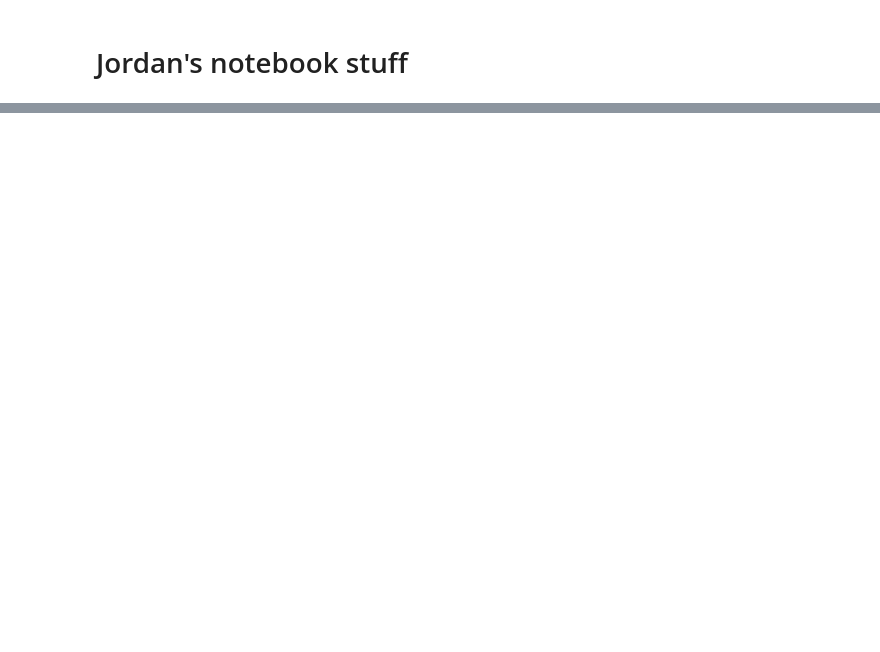
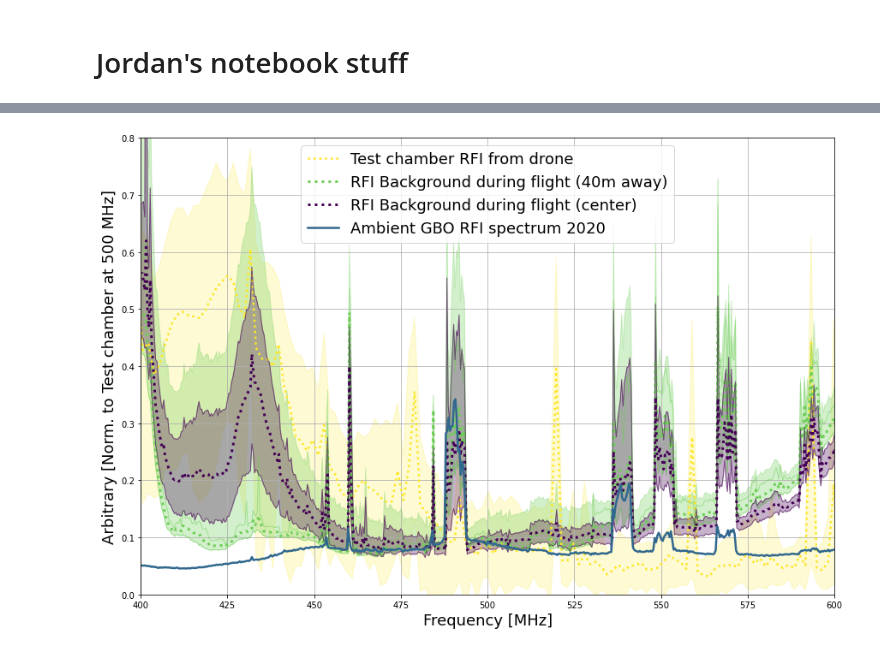
Before and after one commit to WrightLaboratory/newburghlabdrone, a Jupyter notebook: analysis/GBO_Drone_Paper_Plots.ipynb, the cells around one changed output, grey strips where cells are left out. Drawn from its saved outputs; the diff is of its cells as text; code cells hidden in the pictures; blank space fills up the shorter version.

```diff
--- a/analysis/GBO_Drone_Paper_Plots.ipynb
+++ b/analysis/GBO_Drone_Paper_Plots.ipynb
@@ -1428,19 +458,0 @@ plt.show()
-# %%
-# Cross pols
-# Taking (80,80) regoins but instead of using the co-pol, using the cross pol
-# In this case flight 625 is a north polarized flight so cross-pol will be east polarization
-freq_i = 880
-
-for di, d in enumerate(cpols):
-    xc = pconcat.G_popt[d,freq_i,1] # x centroid
-    yc = pconcat.G_popt[d,freq_i,3] # y centroid
-    amp_corr =pconcat.V_bg[indsoff0,freq_i,d]/pconcat.G_popt[d,freq_i,0]
-#     normalizing guassian, numerator is induce off and the denominator is the Guassian, this makes it so relative brightness doesn't matter
-
-    xp,yp = get_newpointing(xoff,yoff,xc,yc,0.0)
-
-    plt.title('INPUT: '+str(d))
-    plt.scatter(xp,yp,s=dotsize, c=10*np.log10(amp_corr), cmap='gnuplot2')
-    plt.plot(0,0,color='black',marker='P',markersize=10)
-    plt.colorbar()
-    plt.show()
@@ -2529,0 +1584,70 @@ plt.show()
+# %%
+F = 10
+colorz=pu.cm_to_discrete(colormap,F)
+
+# set a location to match for scaling: This number at 500 MHz [CHIME freq index of 768]
+ff = 294
+chfr = 768
+refpt = (averaged_spectra[ff]+dbm_to_eirp[ff]+83.1)/24
+
+plt.figure(figsize=(12, 8))
+
+# Annie's plot
+maincolor=colorz[9] # 'royalblue'
+fillcolor=colorz[9] # '#648FFF'
+fig.patch.set_facecolor("white")
+plt.plot(chamber['low']['freqs'], (averaged_spectra+dbm_to_eirp+83.1)/24,color=maincolor,linestyle=':', label="Test chamber RFI from drone", linewidth=2.5)
+#plt.plot(chamber['low']['freqs'], (all_worst+dbm_to_eirp+83.1)/24, color=fillcolor, alpha=.6)
+#plt.plot(chamber['low']['freqs'], (all_best+dbm_to_eirp+83.1)/24, color=fillcolor, alpha=.6)
+
+plt.fill_between(chamber['low']['freqs'], (all_worst+dbm_to_eirp+83.1)/24, (all_best+dbm_to_eirp+83.1)/24, color=fillcolor, alpha=.2)
+plt.xlim(400,600)
+plt.ylim(0, .8)
+
+
+
+
+#maincolor=colorz[5]
+#fillcolor=colorz[5]
+#fact=refpt/avges_fl493[chfr]#5E7
+#plt.plot(freqs,fact*avges_fl493,color=maincolor,linewidth=3,linestyle=':',label='RTK only average')
+#plt.fill_between(freqs, fact*mins_fl493, fact*maxes_fl493, color=fillcolor, alpha=0.3)
+
+#plt.plot(freqs[good_freqs],0.15*np.ones(len(good_freqs)),'k.')
+
+# non-overhead
+pp = 5
+maincolor=colorz[7] # 'black' '#FE8100'
+fillcolor=colorz[7] # '#FFC456'
+#fact = 5.0
+fact = refpt/dish_comb_RFI[chfr,2,pp]
+plt.plot(freqs,fact*dish_comb_RFI[:,0,pp],color=fillcolor, alpha=0.5,linewidth='1')
+plt.plot(freqs,fact*dish_comb_RFI[:,2,pp],color=maincolor,linewidth=3,linestyle=':',label='RFI Background during flight (40m away)')
+plt.plot(freqs,fact*dish_comb_RFI[:,1,pp],color=fillcolor, alpha=0.5,linewidth='1')
+plt.fill_between(freqs, fact*dish_comb_RFI[:,0,pp], fact*dish_comb_RFI[:,1,0], color=fillcolor, alpha=0.3)
+
+
+maincolor=colorz[0] # 'black' '#FE8100'
+fillcolor=colorz[0] # '#FFC456'
+#fact = 5.0
+fact = refpt/dish_comb_RFI[chfr,2,0]
+plt.plot(freqs,fact*dish_comb_RFI[:,0,0],color=fillcolor, alpha=0.5,linewidth='1')
+plt.plot(freqs,fact*dish_comb_RFI[:,2,0],color=maincolor,linewidth=3,linestyle=':',label='RFI Background during flight (center)')
+plt.plot(freqs,fact*dish_comb_RFI[:,1,0],color=fillcolor, alpha=0.5,linewidth='1')
+plt.fill_between(freqs, fact*dish_comb_RFI[:,0,0], fact*dish_comb_RFI[:,1,0], color=fillcolor, alpha=0.3)
+
+
+
+maincolor=colorz[3] # '#E50399'
+fact = refpt/ambspec[chfr]
+plt.plot(ambfreq,fact*ambspec,color=maincolor,linewidth='2.5',label='Ambient GBO RFI spectrum 2020')
+
+plt.legend(fontsize=18)
+plt.grid()
+plt.tight_layout()
+plt.xlabel("Frequency [MHz]",fontsize=18)
+plt.ylabel("Arbitrary [Norm. to Test chamber at 500 MHz]",fontsize=18)
+
+plt.show()
+# %% [output]
+[figure, added]
```
Also changed, not shown: parts of 51 cells of this notebook.
